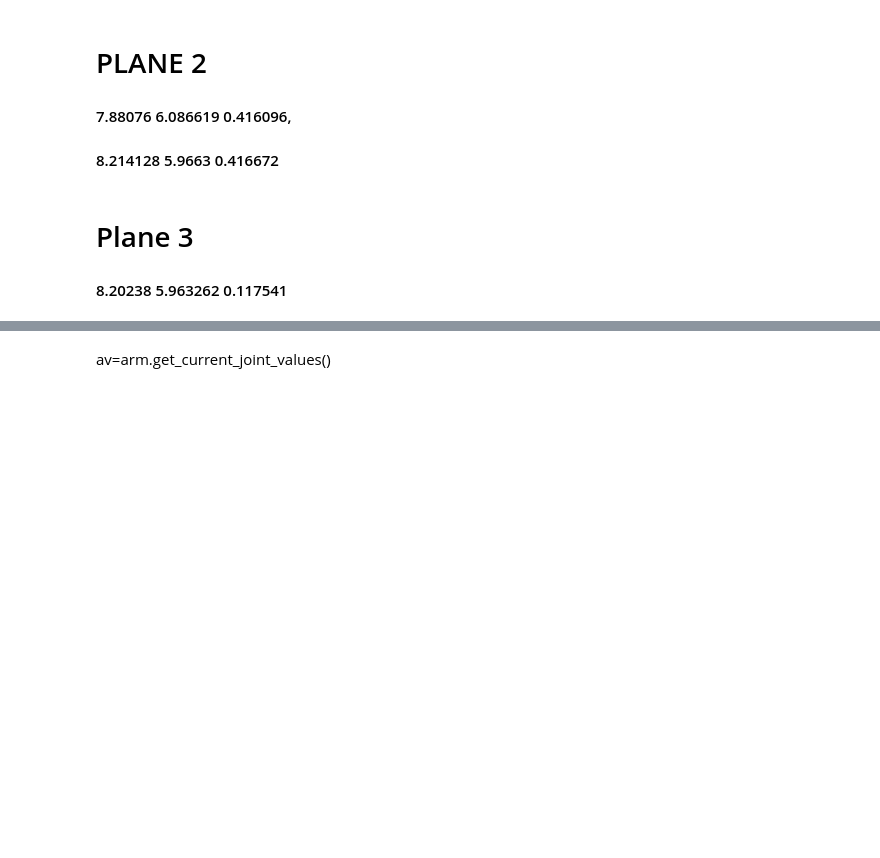
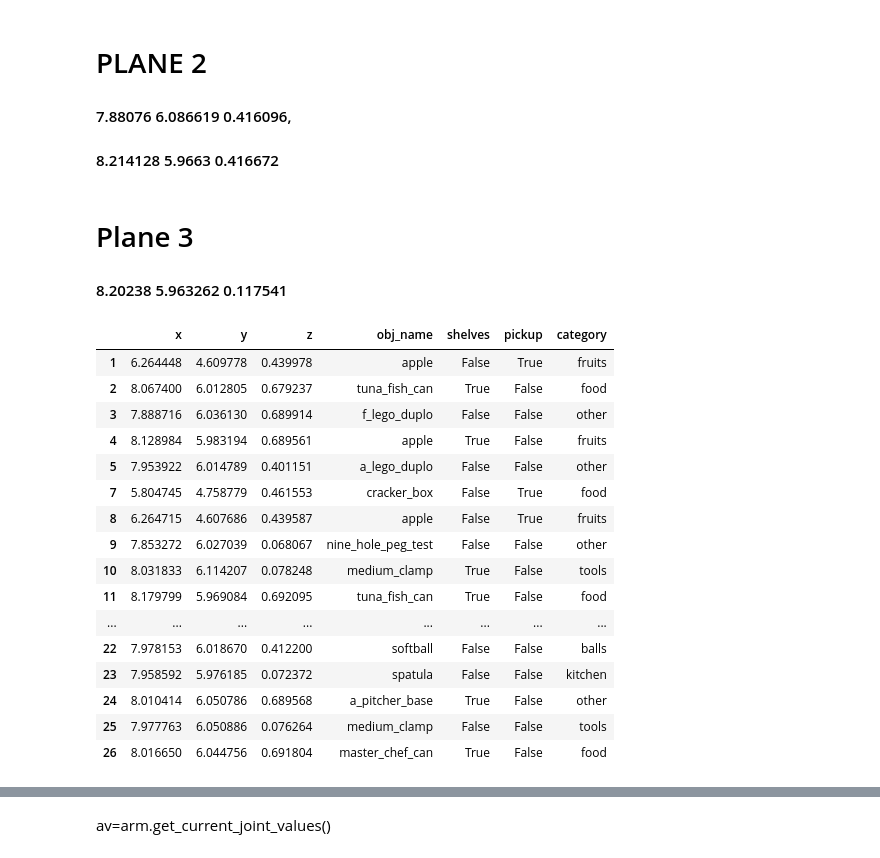
Before and after one commit to takeshi-pumas/catkin_extras, a Jupyter notebook: src/task/scripts/ACT_place.ipynb, the cells around one changed output, grey strips where cells are left out. Drawn from its saved outputs; the diff is of its cells as text; code cells hidden in the pictures; blank space fills up the shorter version.

```diff
--- a/src/task/scripts/ACT_place.ipynb
+++ b/src/task/scripts/ACT_place.ipynb
@@ -678,3 +322,25 @@ import pandas as pd
 import pandas as pd
 objs = pd.read_csv ('/home/roboworks/Documents/objs.csv')
 objs=objs.drop(columns='Unnamed: 0')
+# %%
+objs=objs[objs['obj_name'] != 'bowl']
+# %%
+objs
+# %% [output]
+|  | x | y | z | obj_name | shelves | pickup | category |
+| 1 | 6.264448 | 4.609778 | 0.439978 | apple | False | True | fruits |
+| 2 | 8.067400 | 6.012805 | 0.679237 | tuna_fish_can | True | False | food |
+| 3 | 7.888716 | 6.036130 | 0.689914 | f_lego_duplo | False | False | other |
+| 4 | 8.128984 | 5.983194 | 0.689561 | apple | True | False | fruits |
+| 5 | 7.953922 | 6.014789 | 0.401151 | a_lego_duplo | False | False | other |
+| 7 | 5.804745 | 4.758779 | 0.461553 | cracker_box | False | True | food |
+| 8 | 6.264715 | 4.607686 | 0.439587 | apple | False | True | fruits |
+| 9 | 7.853272 | 6.027039 | 0.068067 | nine_hole_peg_test | False | False | other |
+| 10 | 8.031833 | 6.114207 | 0.078248 | medium_clamp | True | False | tools |
+| 11 | 8.179799 | 5.969084 | 0.692095 | tuna_fish_can | True | False | food |
+| ... | ... | ... | ... | ... | ... | ... | ... |
+| 22 | 7.978153 | 6.018670 | 0.412200 | softball | False | False | balls |
+| 23 | 7.958592 | 5.976185 | 0.072372 | spatula | False | False | kitchen |
+| 24 | 8.010414 | 6.050786 | 0.689568 | a_pitcher_base | True | False | other |
+| 25 | 7.977763 | 6.050886 | 0.076264 | medium_clamp | False | False | tools |
+| 26 | 8.016650 | 6.044756 | 0.691804 | master_chef_can | True | False | food |
```
Also changed, not shown: parts of 14 cells of this notebook, 8 other files.
